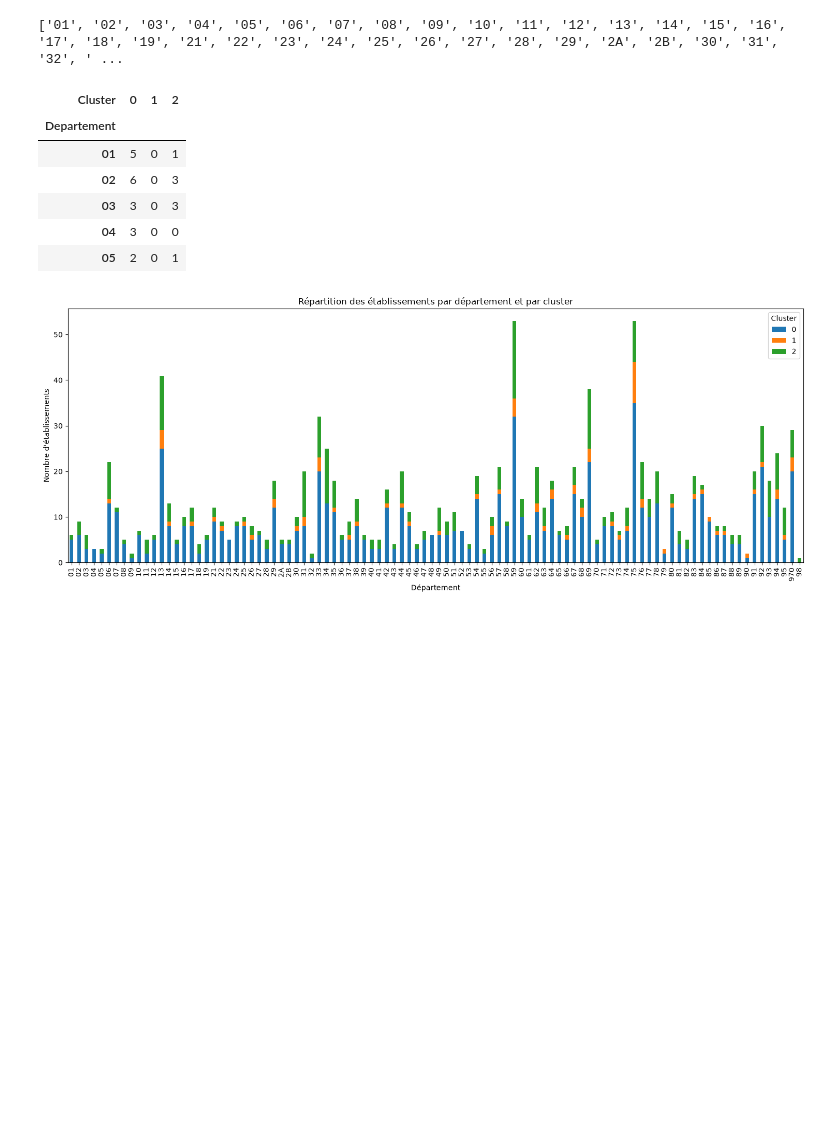
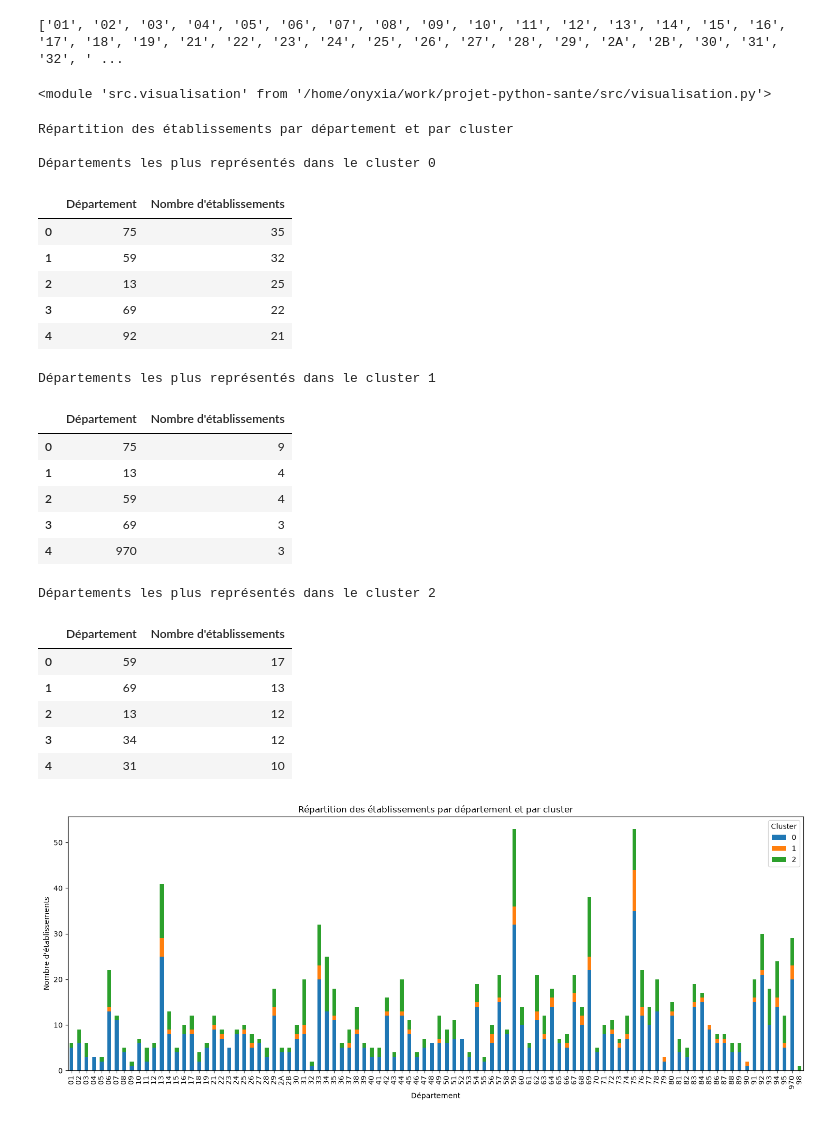
Before and after one commit to ehlld/projet-python-sante, a Jupyter notebook: projet.ipynb, the cells around one changed output. Drawn from its saved outputs; the diff is of its cells as text; code cells hidden in the pictures; blank space fills up the shorter version.

Commit message:
ajout de afficher_repartition_clusters_departements dans visualisation.py

```diff
--- a/projet.ipynb
+++ b/projet.ipynb
@@ -271,5 +285,7 @@ display(signification_mco)
+# %%
+var = ["LIT_MCO", "JLI_MCO", "SEJHC_MCO", "JOU_MCO", "PLA_MCO", "SEJHP_MCO", "SEA_MCO"]
 # %%
-mco_selection, mco_standardise = processing.prepare_mco_data(mco)
+mco_selection, mco_standardise = processing.prepare_mco_data(mco, var)
 #Vérification des doublons
 print("Nombre de doublons :", mco.duplicated(subset="FI").sum())
 # %% [output]
@@ -328,21 +357,42 @@ mco_selection["Departement"] = mco_selection["FI"].apply(
 print(sorted(mco_selection["Departement"].unique()))
 # %% [output]
 ['01', '02', '03', '04', '05', '06', '07', '08', '09', '10', '11', '12', '13', '14', '15', '16', '17', '18', '19', '21', '22', '23', '24', '25', '26', '27', '28', '29', '2A', '2B', '30', '31', '32', ' ...
+# %%
+import importlib
+importlib.reload(visualisation)
+# %% [output]
+<module 'src.visualisation' from '/home/onyxia/work/projet-python-sante/src/visualisation.py'>
 # %%
-#Répartition de sclusters par département
+#Répartition des clusters par département
 repartition_departements = mco_selection.groupby(
     ["Departement", "Cluster"]
 ).size().unstack(fill_value=0)
 
-repartition_departements.head()
+visualisation.afficher_repartition_clusters_departements(mco_selection)
 # %% [output]
+Répartition des établissements par département et par cluster
+
+Départements les plus représentés dans le cluster 0
-| Cluster | 0 | 1 | 2 |
-| Departement |  |  |  |
-| 01 | 5 | 0 | 1 |
-| 02 | 6 | 0 | 3 |
-| 03 | 3 | 0 | 3 |
-| 04 | 3 | 0 | 0 |
-| 05 | 2 | 0 | 1 |
+|  | Département | Nombre d'établissements |
+| 0 | 75 | 35 |
+| 1 | 59 | 32 |
+| 2 | 13 | 25 |
+| 3 | 69 | 22 |
+| 4 | 92 | 21 |
+Départements les plus représentés dans le cluster 1
+|  | Département | Nombre d'établissements |
+| 0 | 75 | 9 |
+| 1 | 13 | 4 |
+| 2 | 59 | 4 |
+| 3 | 69 | 3 |
+| 4 | 970 | 3 |
+Départements les plus représentés dans le cluster 2
+|  | Département | Nombre d'établissements |
+| 0 | 59 | 17 |
+| 1 | 69 | 13 |
+| 2 | 13 | 12 |
+| 3 | 34 | 12 |
+| 4 | 31 | 10 |
 # %%
 visualisation.visualiser_clusters_departements(mco_selection)
 # %% [output]
```
Also changed, not shown: parts of 15 cells of this notebook, 2 other files.
